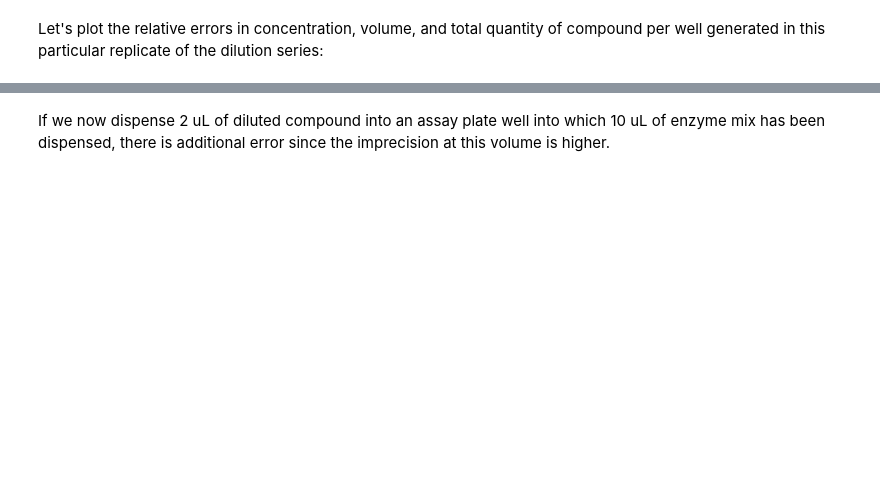
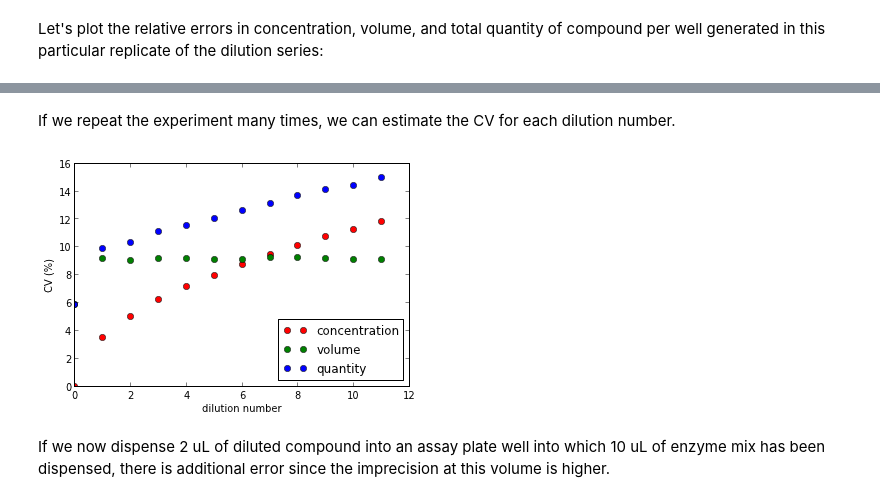
Before and after one commit to choderalab/cadd-grc-2013, a Jupyter notebook: notebooks/Serial dilution accuracy.ipynb, the cells around one changed output, grey strips where cells are left out. Saved outputs shown, nothing was run; the diff lists cells and outputs as text; code cells hidden in the pictures; blank space fills up the shorter version.

```diff
--- a/notebooks/Serial dilution accuracy.ipynb
+++ b/notebooks/Serial dilution accuracy.ipynb
@@ -88,3 +93,26 @@ pyplot.show()
+# %% [markdown]
+If we repeat the experiment many times, we can estimate the CV for each dilution number.
+# %%
+nreplicates = 10000
+actual_volumes_n = numpy.zeros([nreplicates, ndilutions], numpy.float64)
+actual_concentrations_n = numpy.zeros([nreplicates, ndilutions], numpy.float64)
+for replicate in range(nreplicates):
+    [actual_volumes_replicate, actual_concentrations_replicate] = biomek_dilution_series(V0, C0, Vtransfer, Vbuffer, ndilutions, inaccuracy, imprecision)
+    actual_volumes_n[replicate,:] = actual_volumes_replicate
+    actual_concentrations_n[replicate,:] = actual_concentrations_replicate
+volumes_cv = (actual_volumes_n / ideal_volumes).std(0)
+concentrations_cv = (actual_concentrations_n / ideal_concentrations).std(0)
+quantity_cv = ((actual_volumes_n * actual_concentrations_n) / (ideal_volumes * ideal_concentrations)).std(0)
+
+# Plot CVs
+clf()
+x = numpy.arange(ndilutions)
+plot(x, concentrations_cv*100, 'ro', x, volumes_cv*100, 'go', x, quantity_cv*100, 'bo');
+xlabel('dilution number');
+ylabel('CV (%)');
+legend(['concentration', 'volume', 'quantity'], loc='lower right');
+# %% [output]
+[figure, added]
 # %% [markdown]
 If we now dispense 2 uL of diluted compound into an assay plate well into which 10 uL of enzyme mix has been dispensed, there is additional error since the imprecision at this volume is higher.
 # %%
```
Also changed, not shown: parts of 28 cells of this notebook, 1 other file.
